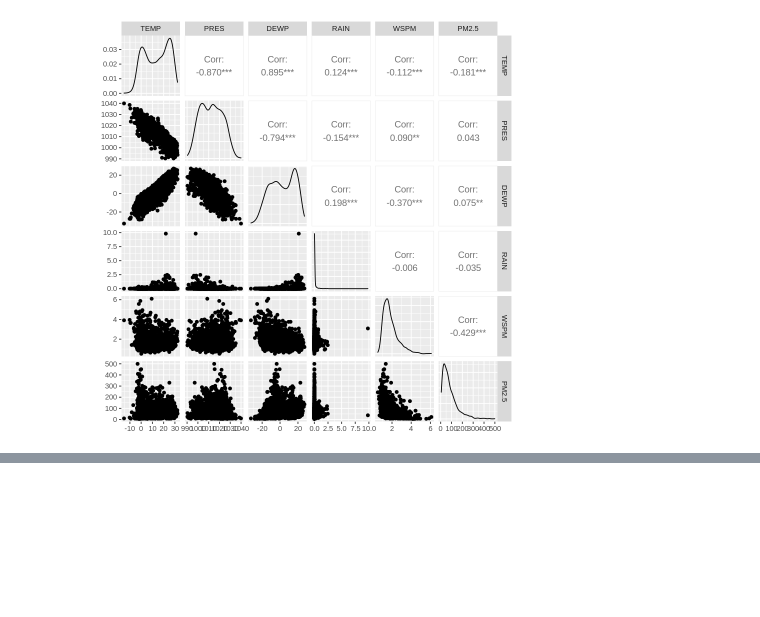
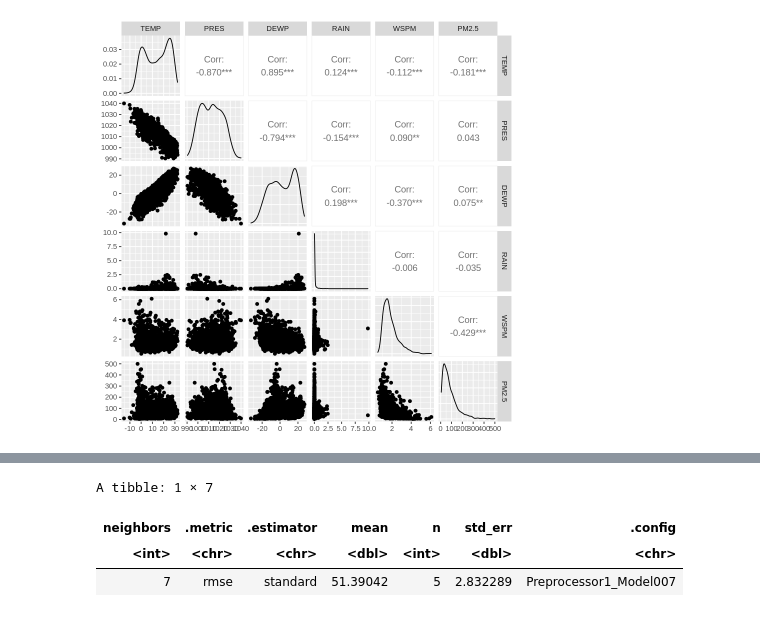
Before and after one commit to Noname397/dsci100groupproject96, a Jupyter notebook: Final Project.ipynb, the cells around one changed output, grey strips where cells are left out. Cells and saved outputs as stored; diff of their text form; code cells hidden in the pictures; blank space fills up the shorter version.

```diff
--- a/Final Project.ipynb
+++ b/Final Project.ipynb
@@ -42,0 +159,24 @@ A tibble: 1252 × 6
+# %%
+weather_min <- weather_results |>
+    filter(.metric == "rmse") |>
+    arrange(mean) |>
+    head(1)
+
+weather_min
+
+k_min <- weather_min |>
+          pull(neighbors)
+
+weather_best_spec <- nearest_neighbor(weight_func = "rectangular", neighbors = k_min) |>
+          set_engine("kknn") |>
+          set_mode("regression")
+
+weather_best_fit <- workflow() |>
+          add_recipe(weather_recipe) |>
+          add_model(weather_best_spec) |>
+          fit(data = weather_training)
+# %% [output]
+A tibble: 1 × 7
+| neighbors | .metric | .estimator | mean | n | std_err | .config |
+| <int> | <chr> | <chr> | <dbl> | <int> | <dbl> | <chr> |
+| 7 | rmse | standard | 51.39042 | 5 | 2.832289 | Preprocessor1_Model007 |
```
Also changed, not shown: parts of 7 cells of this notebook.
